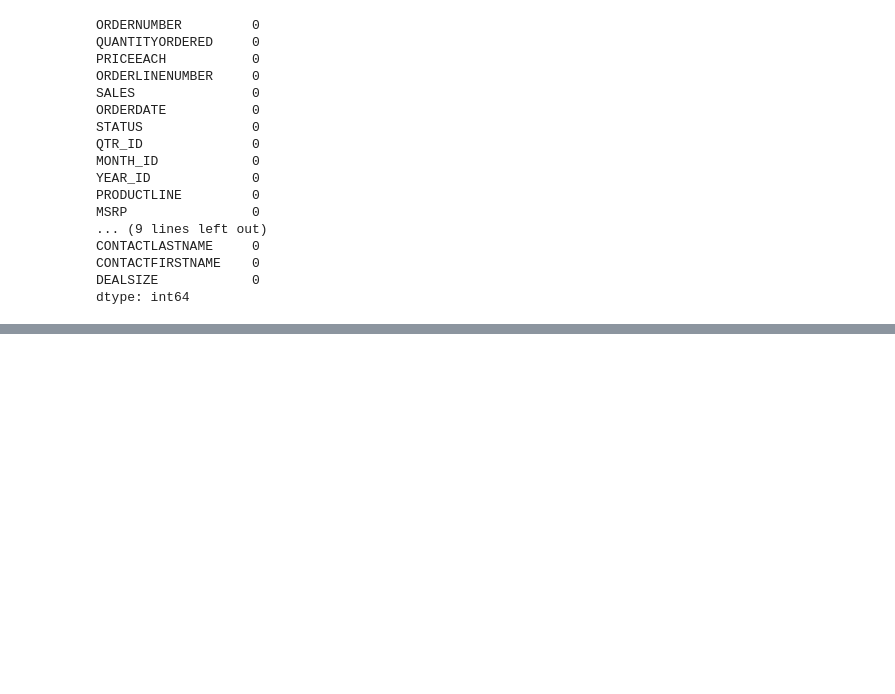
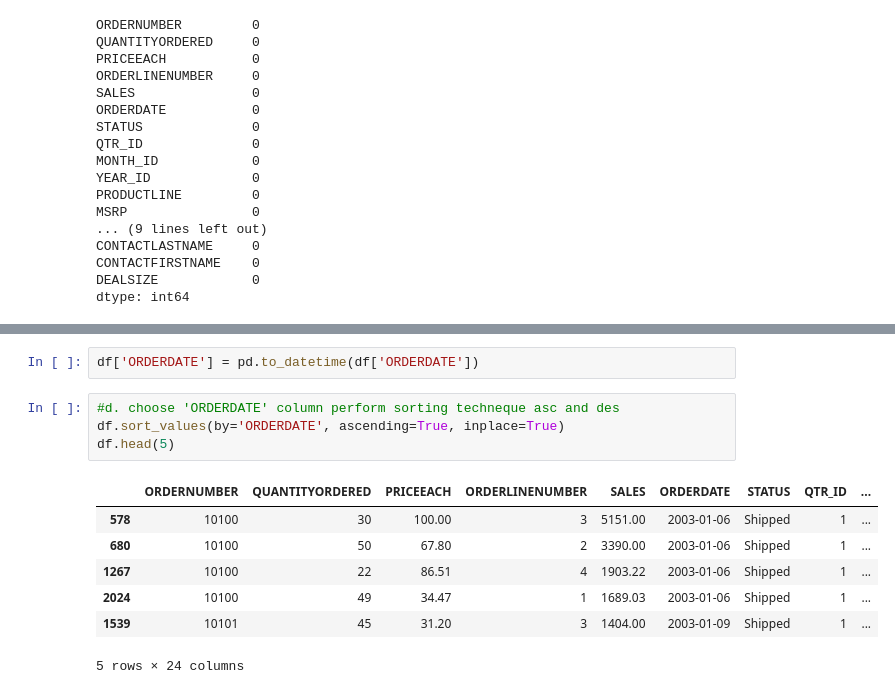
Before and after one commit to wanlichen2024/gdda612_project1, a Jupyter notebook: 604_assessment_2.ipynb, the cells around one changed output, grey strips where cells are left out. Saved outputs shown, nothing was run; the diff lists cells and outputs as text; blank space fills up the shorter version.

```diff
--- a/604_assessment_2.ipynb
+++ b/604_assessment_2.ipynb
@@ -275,0 +257,14 @@ dtype: int64
+# %%
+df['ORDERDATE'] = pd.to_datetime(df['ORDERDATE'])
+# %%
+#d. choose 'ORDERDATE' column perform sorting techneque asc and des
+df.sort_values(by='ORDERDATE', ascending=True, inplace=True)
+df.head(5)
+# %% [output]
+|  | ORDERNUMBER | QUANTITYORDERED | PRICEEACH | ORDERLINENUMBER | SALES | ORDERDATE | STATUS | QTR_ID | ... |
+| 578 | 10100 | 30 | 100.00 | 3 | 5151.00 | 2003-01-06 | Shipped | 1 | ... |
+| 680 | 10100 | 50 | 67.80 | 2 | 3390.00 | 2003-01-06 | Shipped | 1 | ... |
+| 1267 | 10100 | 22 | 86.51 | 4 | 1903.22 | 2003-01-06 | Shipped | 1 | ... |
+| 2024 | 10100 | 49 | 34.47 | 1 | 1689.03 | 2003-01-06 | Shipped | 1 | ... |
+| 1539 | 10101 | 45 | 31.20 | 3 | 1404.00 | 2003-01-09 | Shipped | 1 | ... |
+5 rows × 24 columns
```
Also changed, not shown: parts of 7 cells of this notebook.
